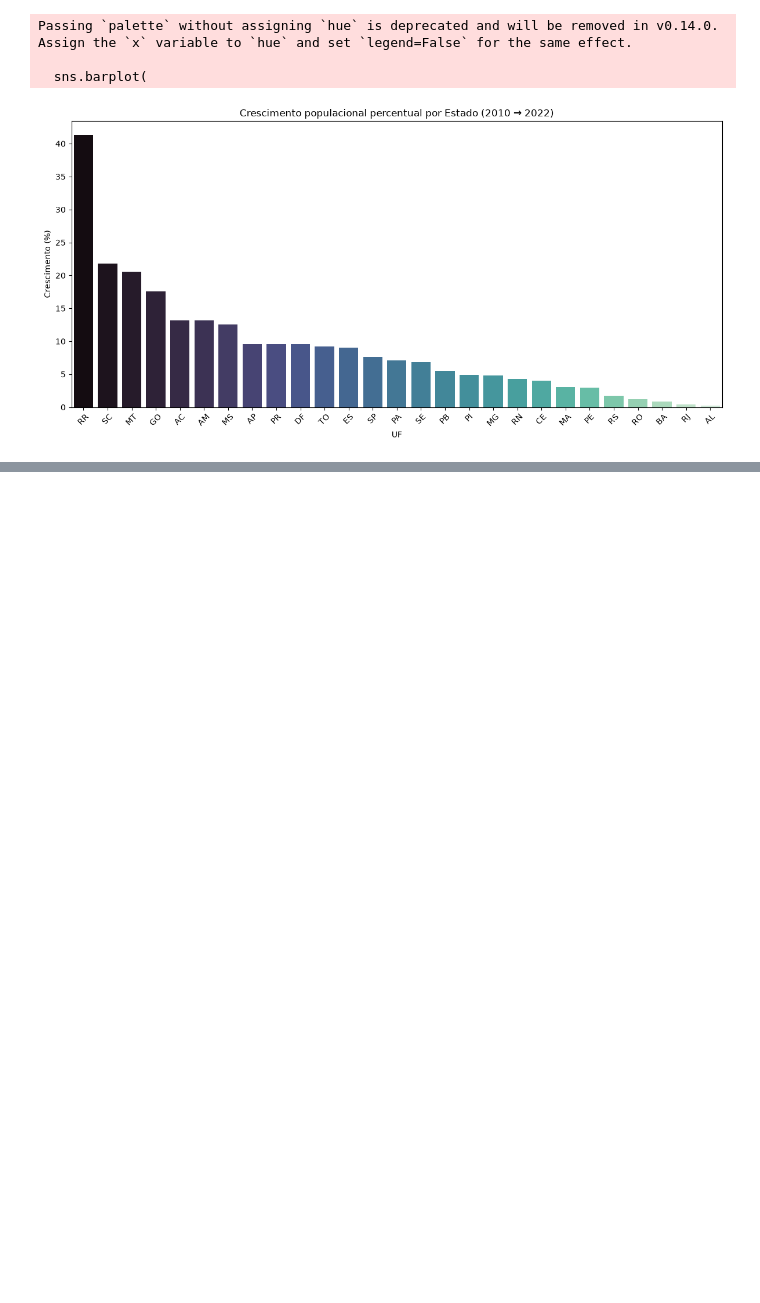
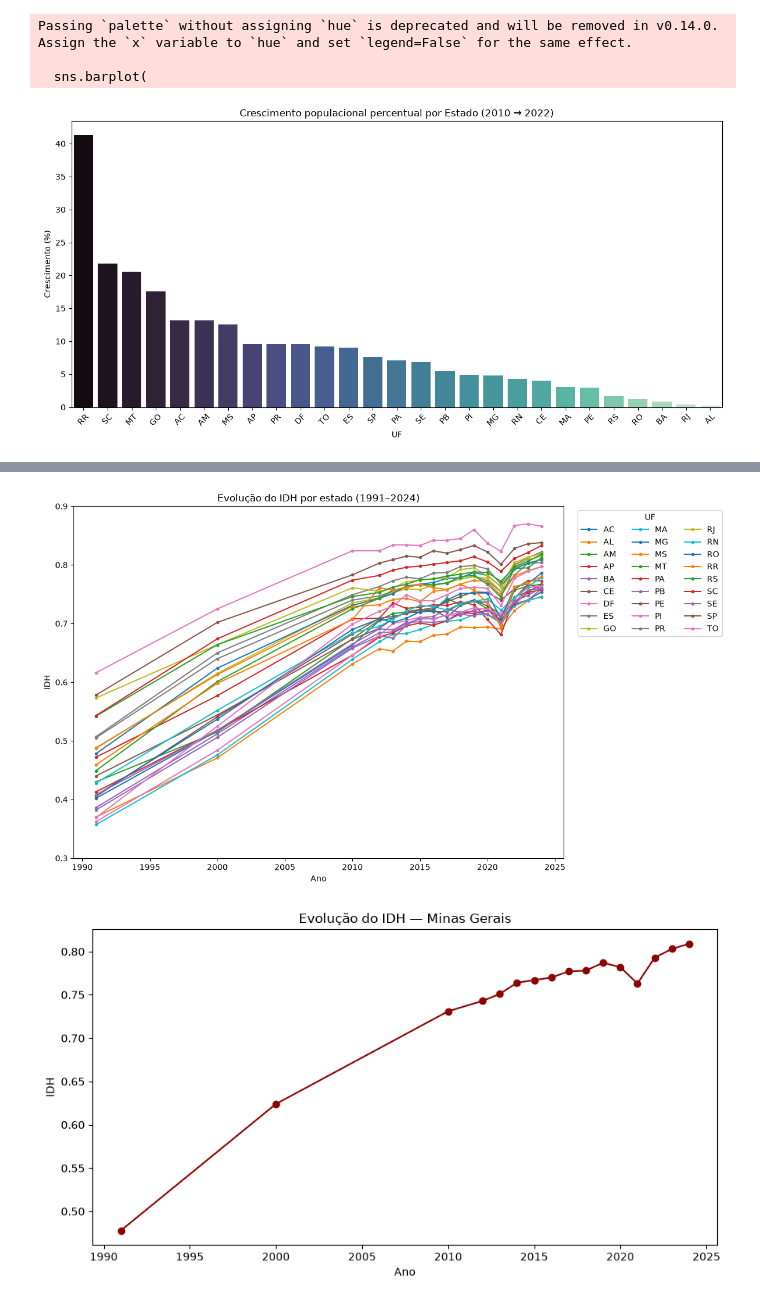
Before and after one commit to Arttthur22/Analise_Dados, a Jupyter notebook: PandasIn3/Atividade4.ipynb, the cells around one changed output, grey strips where cells are left out. Drawn from its saved outputs; the diff is of its cells as text; code cells hidden in the pictures; blank space fills up the shorter version.

```diff
--- a/PandasIn3/Atividade4.ipynb
+++ b/PandasIn3/Atividade4.ipynb
@@ -223,0 +235,41 @@ Passing `palette` without assigning `hue` is deprecated and will be removed in v
+# %%
+df = pd.read_csv("Tabela4.csv", sep=";", decimal=",", encoding="latin1", skiprows=1)
+
+df = df.dropna(axis=1, how="all")
+
+anos = [c for c in df.columns if str(c).isdigit()]
+variaveis = [c for c in df.columns if c not in anos]
+
+df_longo = df.melt(
+    id_vars=variaveis,
+    value_vars=anos,
+    var_name="Ano",
+    value_name="IDH",
+)
+df_longo["Ano"] = df_longo["Ano"].astype(int)
+
+fig, ax = plt.subplots(figsize=(12, 7))
+for sigla, grupo in df_longo.groupby("Sigla"):
+    grupo = grupo.sort_values("Ano")
+    ax.plot(grupo["Ano"], grupo["IDH"], marker="o", markersize=3, linewidth=1.5, label=sigla)
+
+ax.set_title("Evolução do IDH por estado (1991–2024)")
+ax.set_xlabel("Ano")
+ax.set_ylabel("IDH")
+ax.set_ylim(0.3, 0.9)
+ax.legend(ncol=3, bbox_to_anchor=(1.02, 1), loc="upper left", title="UF")
+fig.tight_layout()
+plt.show()
+
+mg = df_longo[df_longo["Sigla"] == "MG"].sort_values("Ano")
+
+fig, ax = plt.subplots(figsize=(9, 5))
+ax.plot(mg["Ano"], mg["IDH"], marker="o", color="darkred")
+ax.set_title("Evolução do IDH — Minas Gerais")
+ax.set_xlabel("Ano")
+ax.set_ylabel("IDH")
+plt.tight_layout()
+plt.show()
+# %% [output]
+[figure, added]
+[figure, added]
```
Also changed, not shown: parts of 1 cell of this notebook, 7 other files.
